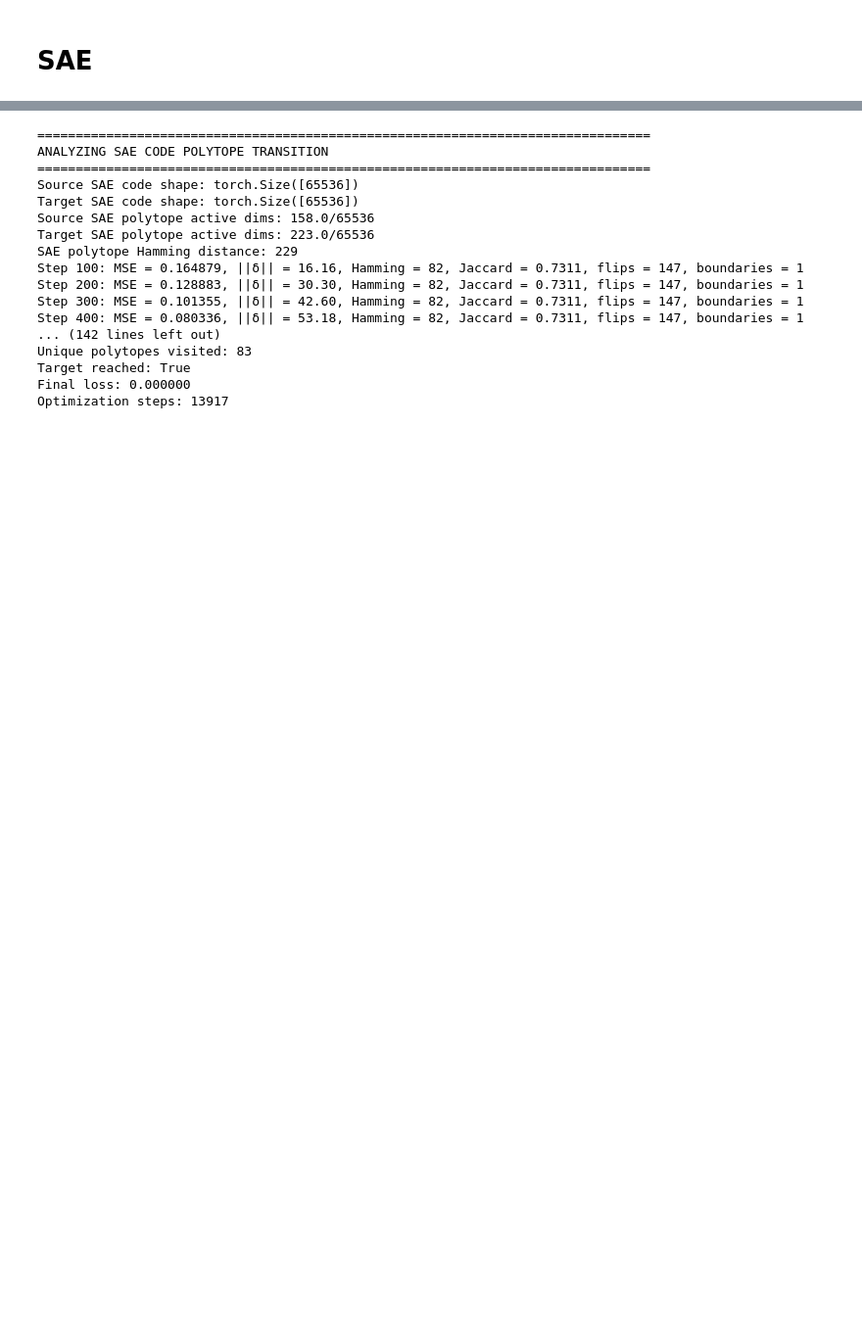
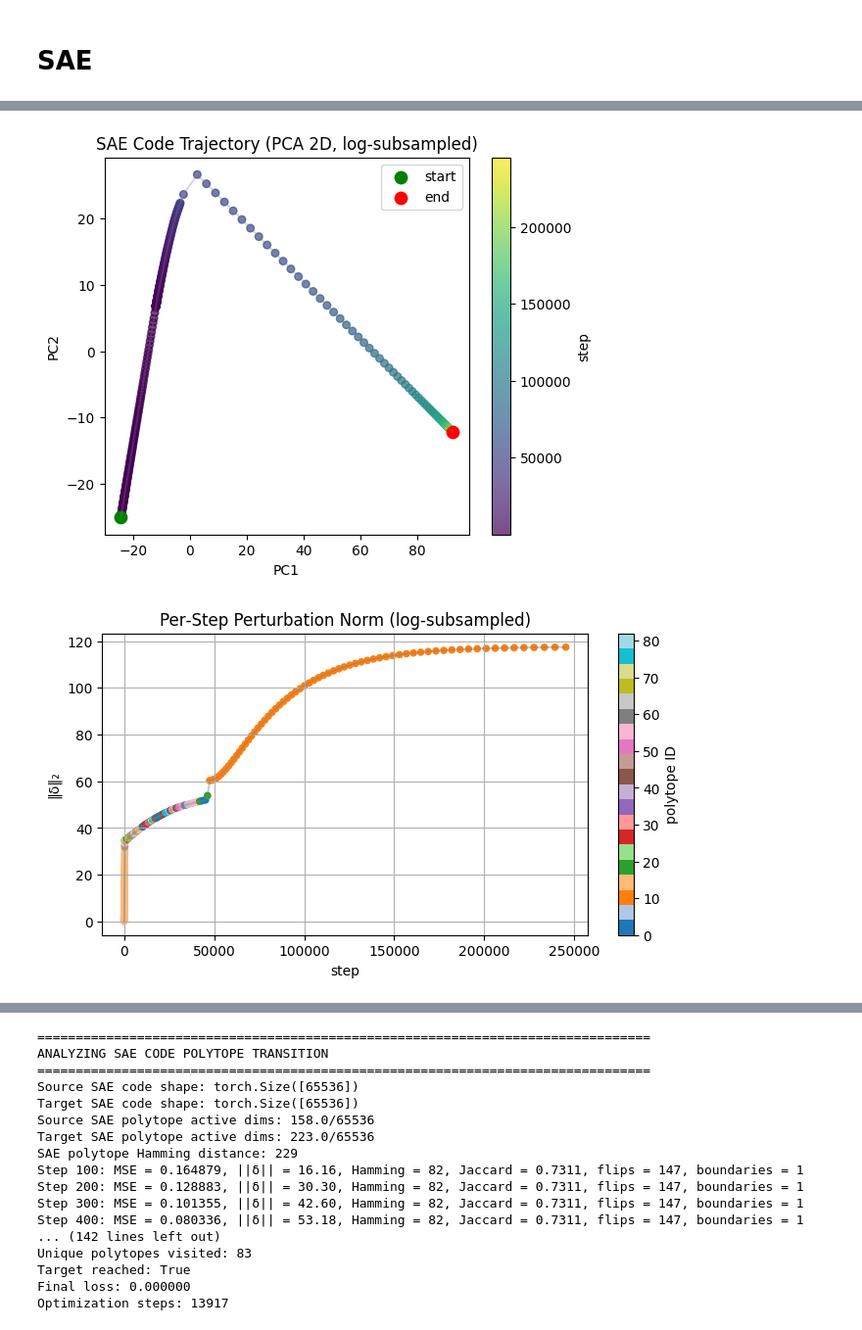
Before and after one commit to phusroyal/SAE_robustness_rep, a Jupyter notebook: boundary_crossing.ipynb, the cells around one changed output, grey strips where cells are left out. Shown at 98% size. Saved outputs shown, nothing was run; the diff lists cells and outputs as text; code cells hidden in the pictures; blank space fills up the shorter version.

```diff
--- a/boundary_crossing.ipynb
+++ b/boundary_crossing.ipynb
@@ -1583,0 +998,23 @@ KeyboardInterrupt:
+# %%
+# Test SAE polytope transition
+print("\n" + "="*80)
+print("ANALYZING SAE CODE POLYTOPE TRANSITION")
+print("="*80)
+
+# Get initial and target SAE codes
+source_sae_code = tracer.get_sae_code(source_hidden)
+target_sae_code = tracer.get_sae_code(target_hidden)
+print(f"Source SAE code shape: {source_sae_code.shape}")
+print(f"Target SAE code shape: {target_sae_code.shape}")
+# Original polytope analysis
+source_sae_polytope = (source_sae_code > 0).float()
+target_sae_polytope = (target_sae_code > 0).float()
+sae_polytope_hamming = (source_sae_polytope != target_sae_polytope).sum().item()
+print(f"Source SAE polytope active dims: {source_sae_polytope.sum().item()}/{len(source_sae_polytope)}")
+print(f"Target SAE polytope active dims: {target_sae_polytope.sum().item()}/{len(target_sae_polytope)}")
+print(f"SAE polytope Hamming distance: {sae_polytope_hamming}")
+# Run SAE polytope transition analysis
+
+sae_results_oneflip = analyze_sae_code_polytope_transition_oneflip(
+    sparse_code_start=source_sae_code,
+    sparse_code_target=target_sae_code)
@@ -1583,0 +1039,6 @@ KeyboardInterrupt:
+# %%
+visualize_oneflip_trajectory_improved(source_sae_code, sae_results_oneflip)
+visualize_step_distances(source_sae_code, sae_results_oneflip)
+# %% [output]
+[figure, added]
+[figure, added]
```
Also changed, not shown: parts of 15 cells of this notebook, 3 other files.
